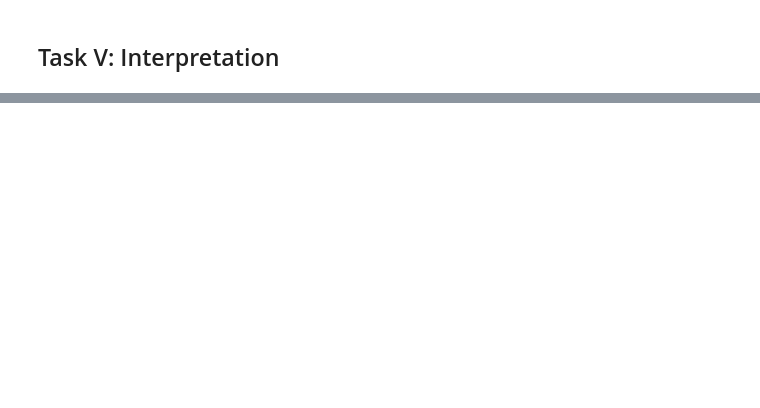
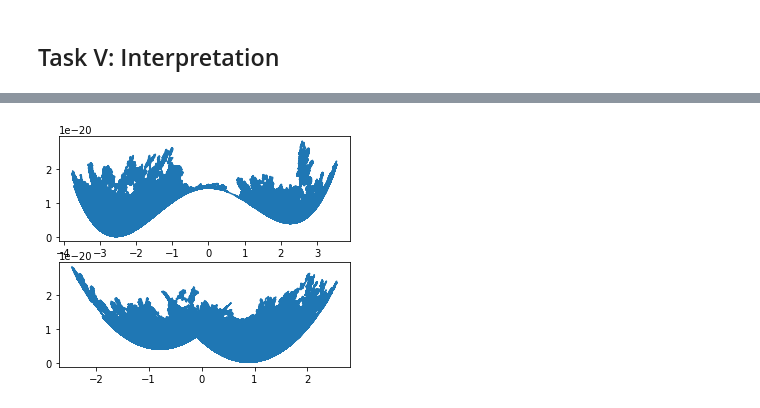
Before and after one commit to LeaBeaules/PCA_MonteCarlo, a Jupyter notebook: Final_project.ipynb, the cells around one changed output, grey strips where cells are left out. Cells and saved outputs as stored; diff of their text form; code cells hidden in the pictures; blank space fills up the shorter version.

```diff
--- a/Final_project.ipynb
+++ b/Final_project.ipynb
@@ -151,0 +278,10 @@ np.savez('save.npz', x_list, y_list, U_list)
+# %%
+plt.subplot(211)
+plt.plot(x_rot_list, U_list)
+plt.subplot(212)
+plt.plot(y_rot_list, U_list)
+
+plt.subplots_adjust(bottom=0.1, right=0.8, top=0.9)
+plt.show()
+# %% [output]
+[figure, added]
```
Also changed, not shown: parts of 21 cells of this notebook.
